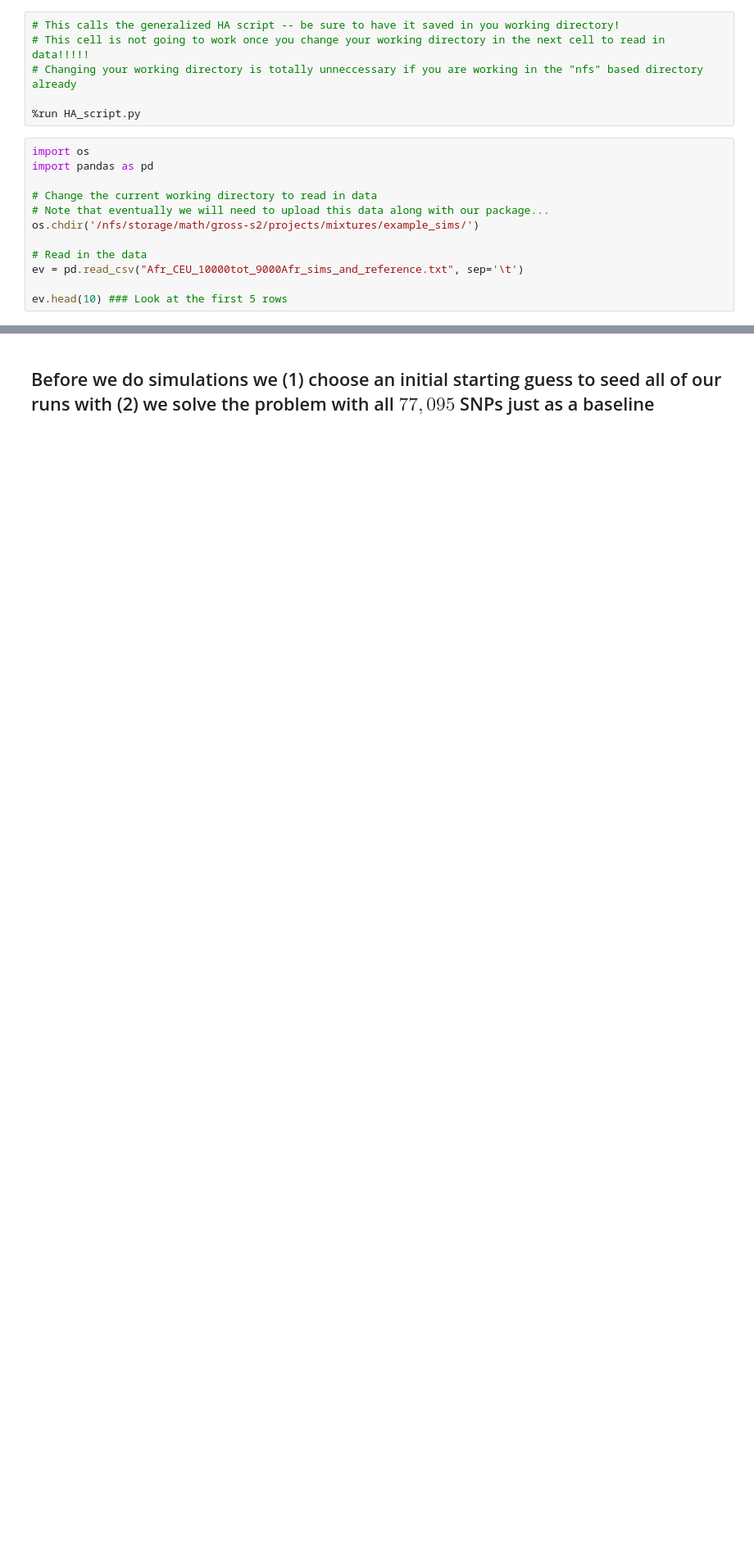
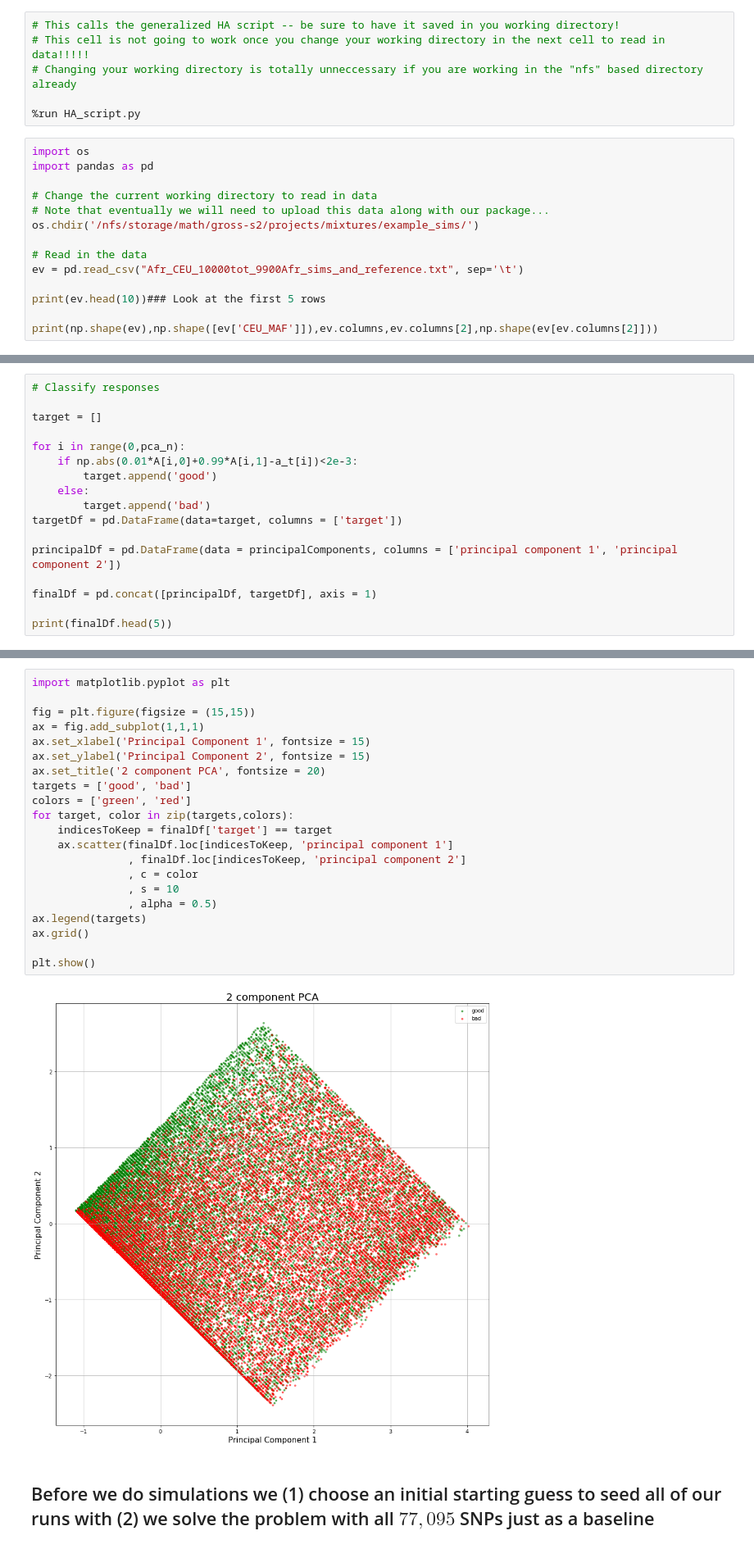
Before and after one commit to jordanrhall/Hidden_Ancestries, a Jupyter notebook: correlation_sims.ipynb, the cells around one changed output, grey strips where cells are left out. Shown at 82% size. Saved outputs shown, nothing was run; the diff lists cells and outputs as text; blank space fills up the shorter version.

```diff
--- a/correlation_sims.ipynb
+++ b/correlation_sims.ipynb
@@ -25,7 +25,9 @@ import pandas as pd
 os.chdir('/nfs/storage/math/gross-s2/projects/mixtures/example_sims/')
 
 # Read in the data
-ev = pd.read_csv("Afr_CEU_10000tot_9000Afr_sims_and_reference.txt", sep='\t')
+ev = pd.read_csv("Afr_CEU_10000tot_9900Afr_sims_and_reference.txt", sep='\t')
 
-ev.head(10) ### Look at the first 5 rows
+print(ev.head(10))### Look at the first 5 rows
+
+print(np.shape(ev),np.shape([ev['CEU_MAF']]),ev.columns,ev.columns[2],np.shape(ev[ev.columns[2]]))
 # %% [output]
@@ -72,0 +137,17 @@ and our input matrix is size (77095, 2)
+# %%
+# Classify responses
+
+target = []
+
+for i in range(0,pca_n):
+    if np.abs(0.01*A[i,0]+0.99*A[i,1]-a_t[i])<2e-3:
+        target.append('good')
+    else:
+        target.append('bad')
+targetDf = pd.DataFrame(data=target, columns = ['target'])
+
+principalDf = pd.DataFrame(data = principalComponents, columns = ['principal component 1', 'principal component 2'])
+
+finalDf = pd.concat([principalDf, targetDf], axis = 1)
+
+print(finalDf.head(5))
@@ -73,3 +161,26 @@ and our input matrix is size (77095, 2)
+# %%
+import matplotlib.pyplot as plt
+
+fig = plt.figure(figsize = (15,15))
+ax = fig.add_subplot(1,1,1)
+ax.set_xlabel('Principal Component 1', fontsize = 15)
+ax.set_ylabel('Principal Component 2', fontsize = 15)
+ax.set_title('2 component PCA', fontsize = 20)
+targets = ['good', 'bad']
+colors = ['green', 'red']
+for target, color in zip(targets,colors):
+    indicesToKeep = finalDf['target'] == target
+    ax.scatter(finalDf.loc[indicesToKeep, 'principal component 1']
+               , finalDf.loc[indicesToKeep, 'principal component 2']
+               , c = color
+               , s = 10
+               , alpha = 0.5)
+ax.legend(targets)
+ax.grid()
+
+plt.show()
+# %% [output]
+[figure, added]
 # %% [markdown]
 ## Before we do simulations we (1) choose an initial starting guess to seed all of our runs with (2) we solve the problem with all $77,095$ SNPs just as a baseline
 # %%
```
Also changed, not shown: parts of 13 cells of this notebook.
